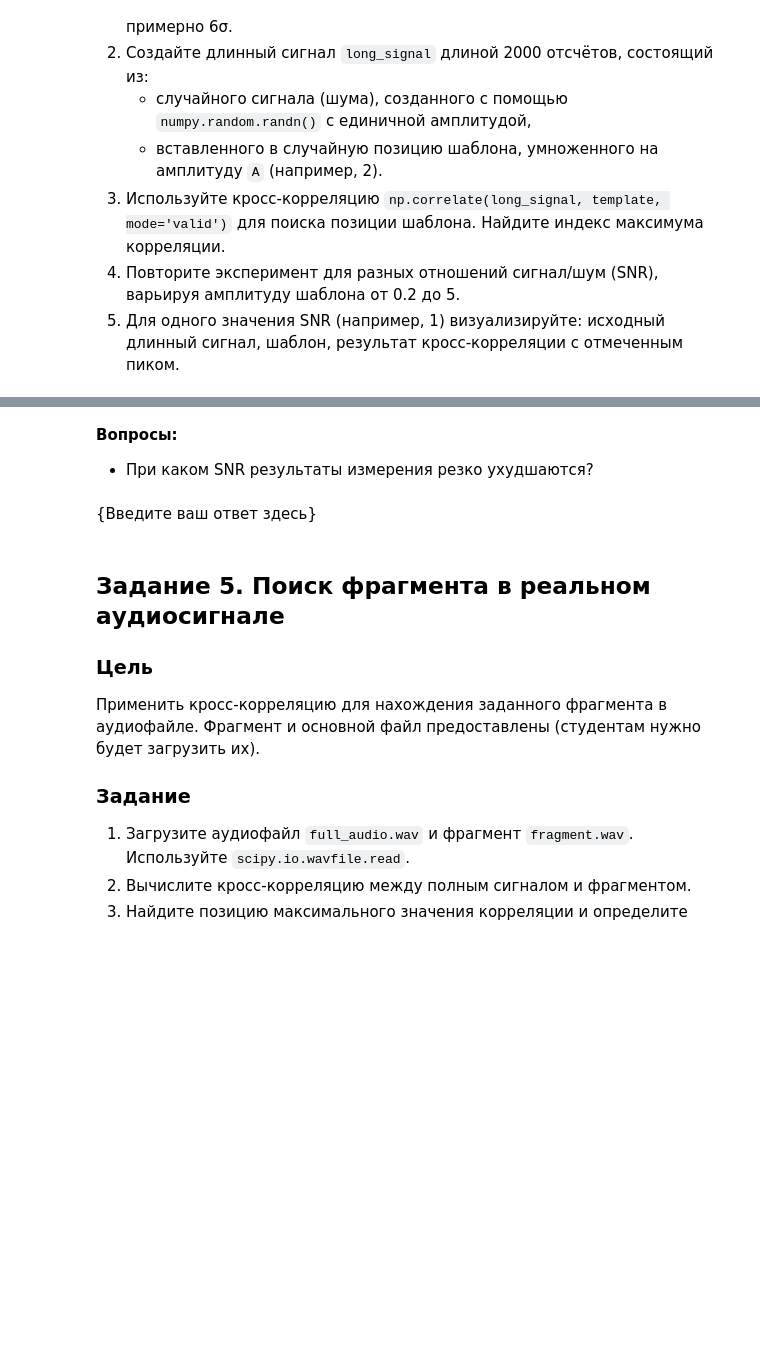
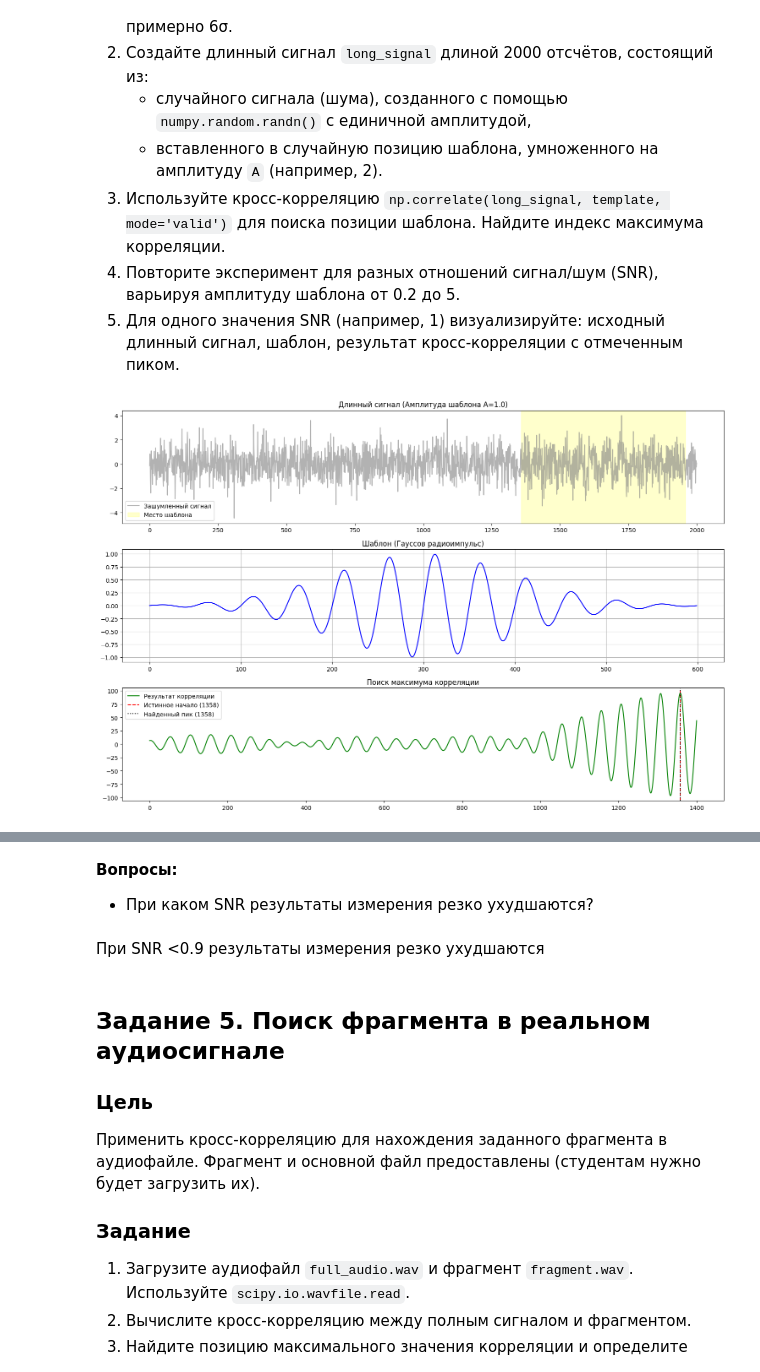
Before and after one commit to Uzema/dsp-seminars, a Jupyter notebook: seminars/3.ipynb, the cells around one changed output, grey strips where cells are left out. Drawn from its saved outputs; the diff is of its cells as text; code cells hidden in the pictures; blank space fills up the shorter version.

```diff
--- a/seminars/3.ipynb
+++ b/seminars/3.ipynb
@@ -327,0 +326,71 @@ noise level = 3.0000000000000004, delay_est = -179
+# %%
+# 1. Параметры
+fs = 1000
+sigma = 100
+f_target = 20
+L_temp = 6 * sigma # Длина шаблона 600 отсчетов
+
+# Создаем шаблон
+t_temp = np.arange(-L_temp//2, L_temp//2)
+gauss_env = np.exp(-t_temp**2 / (2 * sigma**2))
+sine_wave = np.sin(2 * np.pi * f_target * t_temp / fs)
+template = gauss_env * sine_wave
+
+# 2. Создание длинного сигнала
+N_long = 2000
+long_signal_base = np.random.randn(N_long) # Шум с единичной амплитудой (std=1)
+
+# Случайная позиция для вставки
+true_pos = np.random.randint(0, N_long - L_temp)
+
+def run_experiment(A):
+    # Копируем шум и вставляем шаблон с амплитудой A
+    long_signal = long_signal_base.copy()
+    long_signal[true_pos : true_pos + L_temp] += A * template
+
+    # 3. Кросс-корреляция
+    corr = np.correlate(long_signal, template, mode='valid')
+    est_pos = np.argmax(corr)
+
+    return long_signal, corr, est_pos
+
+# 4. Визуализация для SNR (A = 1.0)
+A_test = 1.0
+sig, correlation, found_pos = run_experiment(A_test)
+
+plt.figure(figsize=(15, 10))
+
+# Длинный сигнал
+plt.subplot(3, 1, 1)
+plt.plot(sig, color='gray', alpha=0.6, label='Зашумленный сигнал')
+plt.axvspan(true_pos, true_pos + L_temp, color='yellow', alpha=0.2, label='Место шаблона')
+plt.title(f'Длинный сигнал (Амплитуда шаблона A={A_test})')
+plt.legend()
+
+# Шаблон
+plt.subplot(3, 1, 2)
+plt.plot(template, color='blue')
+plt.title('Шаблон (Гауссов импульс)')
+plt.grid(True)
+
+# Результат корреляции
+plt.subplot(3, 1, 3)
+plt.plot(correlation, color='green', label='Результат корреляции')
+plt.axvline(true_pos, color='red', linestyle='--', label=f'Истинное начало ({true_pos})')
+plt.axvline(found_pos, color='black', linestyle=':', label=f'Найденный пик ({found_pos})')
+plt.title('Поиск максимума корреляции')
+plt.legend()
+
+plt.tight_layout()
+plt.show()
+
+# 5. Тест разных SNR
+print(f"{'Амп. A':<8} | {'Найдено':<8} | {'Ошибка':<8}")
+print("-" * 30)
+sequence = np.concatenate([np.arange(0.2, 1.5, 0.1), [2.0, 5.0]])
+for a in sequence:
+    _, _, est = run_experiment(a)
+    error = est - true_pos
+    print(f"{a:<8.1f} | {est:<8} | {error:<8}")
+# %% [output]
+[figure, added]
@@ -328,8 +414,8 @@ noise level = 3.0000000000000004, delay_est = -179
 # %% [markdown]
 **Вопросы:**
 - При каком SNR результаты измерения резко ухудшаются?
-# %% [markdown]
-{Введите ваш ответ здесь}
+# %% [markdown]
+При SNR <0.9 результаты измерения резко ухудшаются
 # %% [markdown]
 ## Задание 5. Поиск фрагмента в реальном аудиосигнале
 
```
Also changed, not shown: parts of 3 cells of this notebook.
